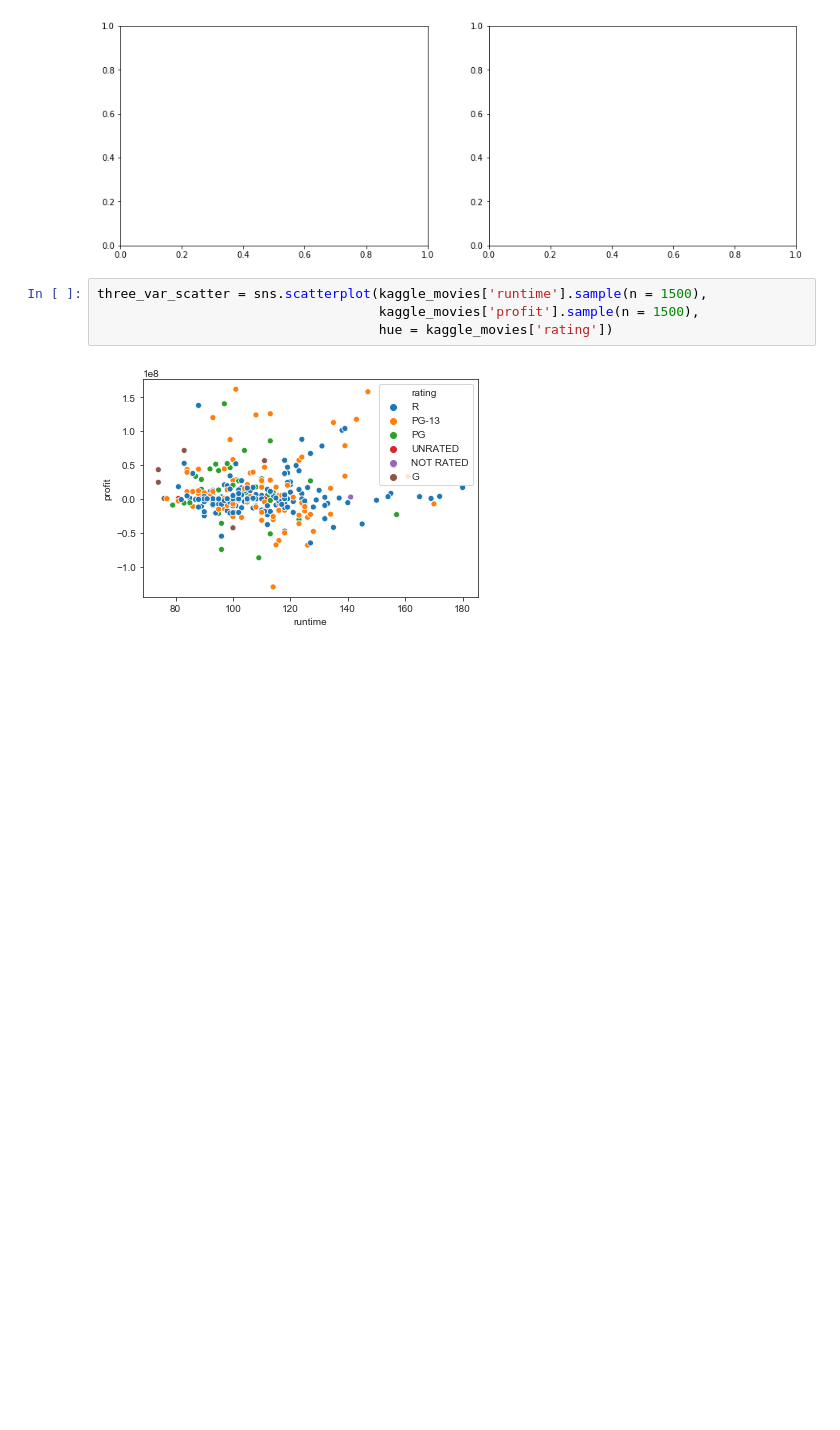
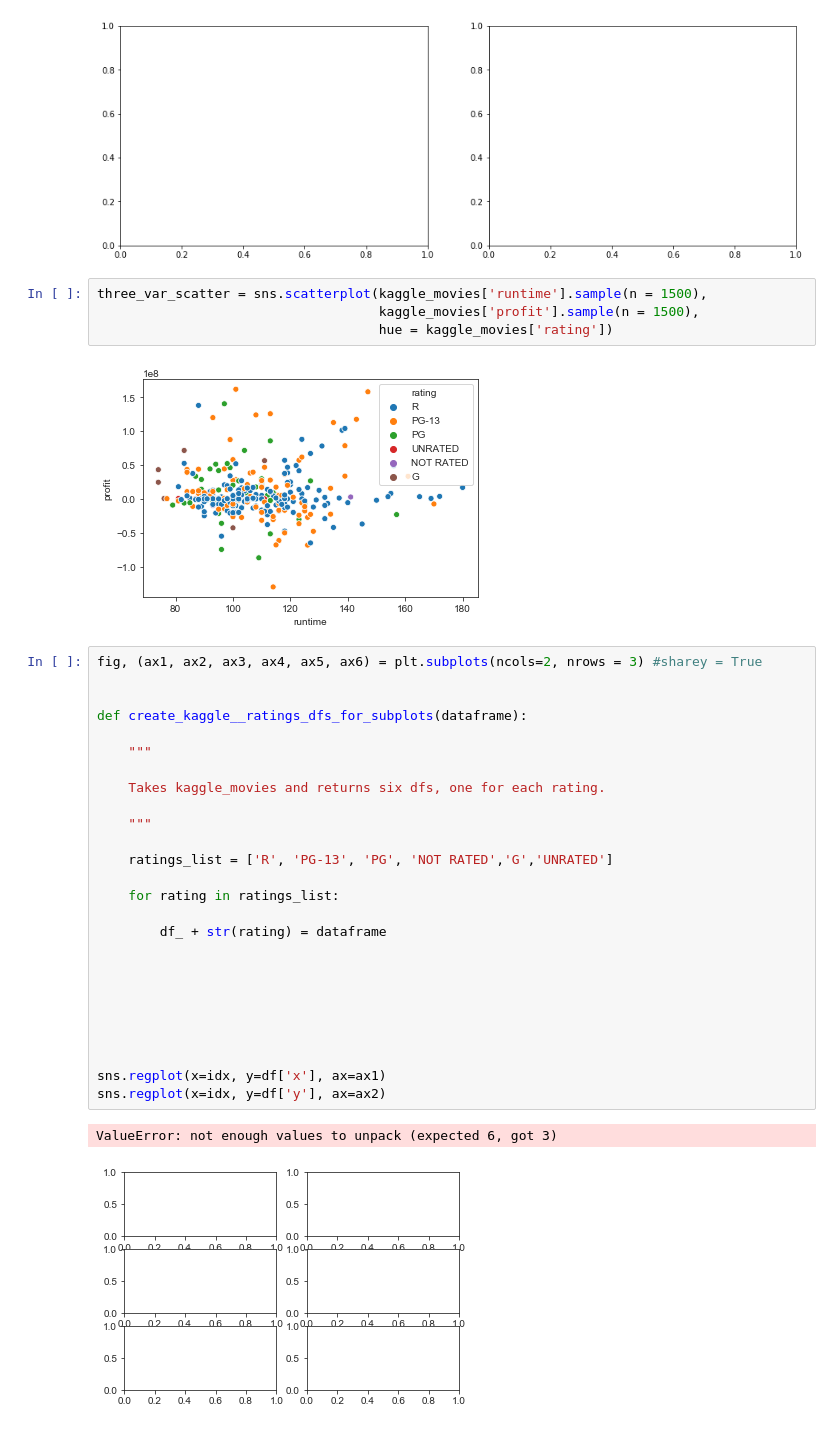
Before and after one commit to mrozenva/dsc-phase-1-project-campus, a Jupyter notebook: data_inspection.ipynb, the cells around one changed output. Drawn from its saved outputs; the diff is of its cells as text; blank space fills up the shorter version.

```diff
--- a/data_inspection.ipynb
+++ b/data_inspection.ipynb
@@ -307,3 +340,32 @@ three_var_scatter = sns.scatterplot(kaggle_movies['runtime'].sample(n = 1500),
                                     hue = kaggle_movies['rating'])
 # %% [output]
 [figure]
+# %%
+fig, (ax1, ax2, ax3, ax4, ax5, ax6) = plt.subplots(ncols=2, nrows = 3) #sharey = True
+
+
+def create_kaggle__ratings_dfs_for_subplots(dataframe):
+
+    """
+
+    Takes kaggle_movies and returns six dfs, one for each rating.
+
+    """
+
+    ratings_list = ['R', 'PG-13', 'PG', 'NOT RATED','G','UNRATED']
+
+    for rating in ratings_list:
+
+        df_ + str(rating) = dataframe
+
+
+
+
+
+
+
+sns.regplot(x=idx, y=df['x'], ax=ax1)
+sns.regplot(x=idx, y=df['y'], ax=ax2)
+# %% [output]
+ValueError: not enough values to unpack (expected 6, got 3)
+[figure, added]
```
Also changed, not shown: parts of 7 cells of this notebook.
